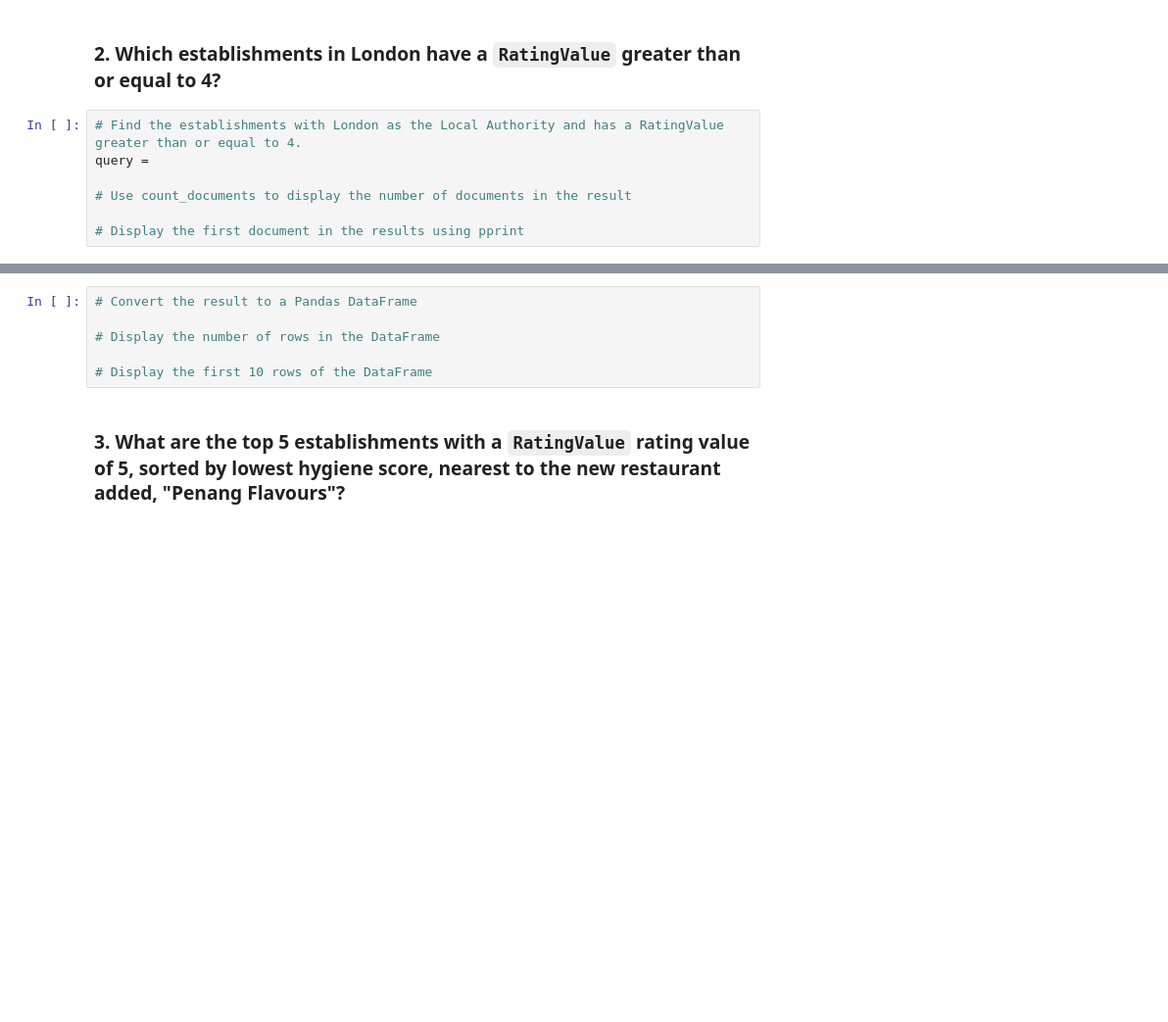
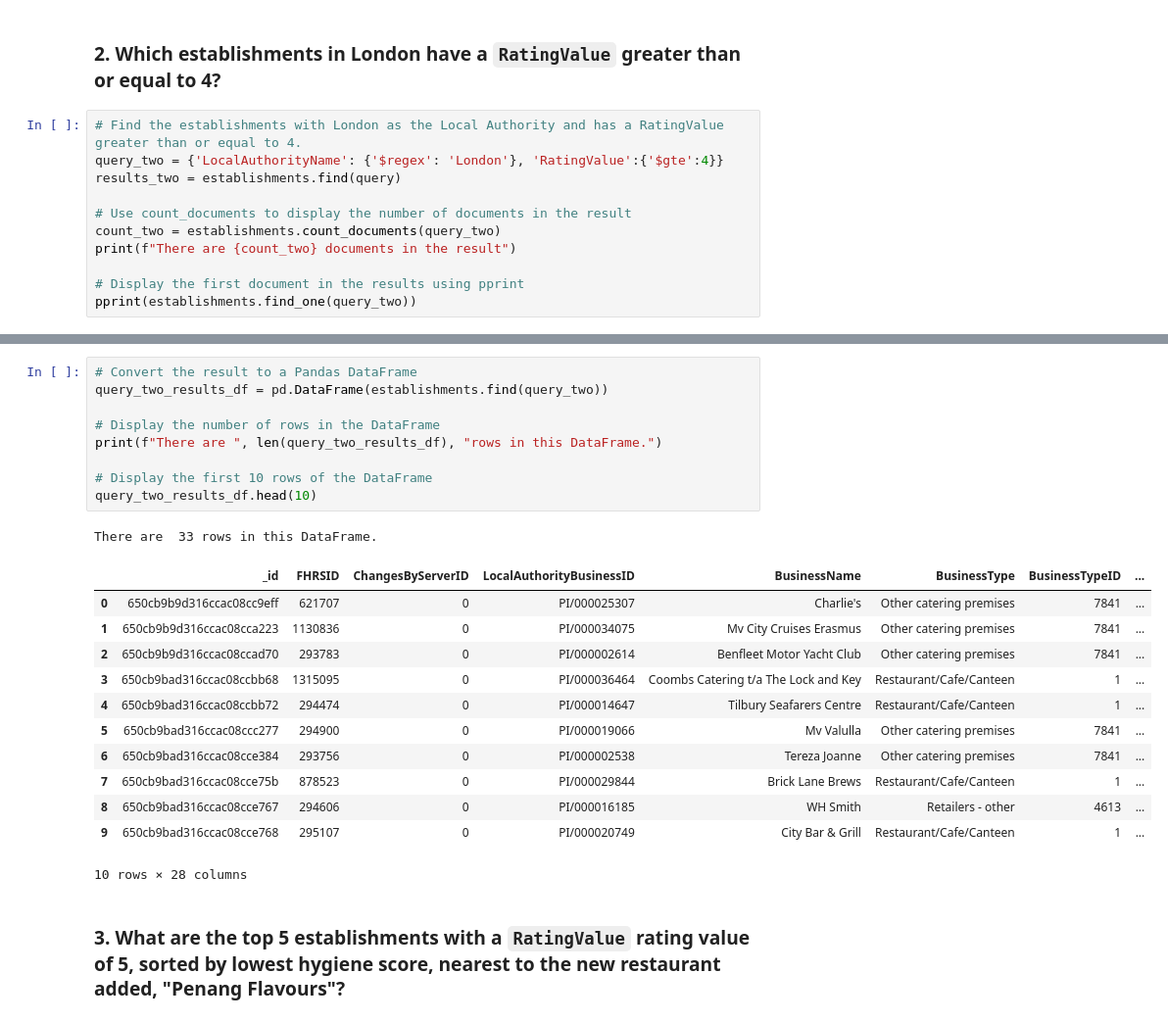
Before and after one commit to keenet1/nosql-challenge, a Jupyter notebook: NoSQL_analysis_completed.ipynb, the cells around one changed output, grey strips where cells are left out. Shown: that part at 98% size. Saved outputs shown, nothing was run; the diff lists cells and outputs as text; blank space fills up the shorter version.

```diff
--- a/NoSQL_analysis_completed.ipynb
+++ b/NoSQL_analysis_completed.ipynb
@@ -86,8 +85,12 @@ There are  41 rows in this DataFrame.
 ### 2. Which establishments in London have a `RatingValue` greater than or equal to 4?
 # %%
 # Find the establishments with London as the Local Authority and has a RatingValue greater than or equal to 4.
-query =
+query_two = {'LocalAuthorityName': {'$regex': 'London'}, 'RatingValue':{'$gte':4}}
+results_two = establishments.find(query)
 
 # Use count_documents to display the number of documents in the result
+count_two = establishments.count_documents(query_two)
+print(f"There are {count_two} documents in the result")
 
 # Display the first document in the results using pprint
+pprint(establishments.find_one(query_two))
@@ -94,9 +115,26 @@ query =
 # %%
 # Convert the result to a Pandas DataFrame
+query_two_results_df = pd.DataFrame(establishments.find(query_two))
 
 # Display the number of rows in the DataFrame
+print(f"There are ", len(query_two_results_df), "rows in this DataFrame.")
 
 # Display the first 10 rows of the DataFrame
+query_two_results_df.head(10)
+# %% [output]
+There are  33 rows in this DataFrame.
+|  | _id | FHRSID | ChangesByServerID | LocalAuthorityBusinessID | BusinessName | BusinessType | BusinessTypeID | ... |
+| 0 | 650cb9b9d316ccac08cc9eff | 621707 | 0 | PI/000025307 | Charlie's | Other catering premises | 7841 | ... |
+| 1 | 650cb9b9d316ccac08cca223 | 1130836 | 0 | PI/000034075 | Mv City Cruises Erasmus | Other catering premises | 7841 | ... |
+| 2 | 650cb9b9d316ccac08ccad70 | 293783 | 0 | PI/000002614 | Benfleet Motor Yacht Club | Other catering premises | 7841 | ... |
+| 3 | 650cb9bad316ccac08ccbb68 | 1315095 | 0 | PI/000036464 | Coombs Catering t/a The Lock and Key | Restaurant/Cafe/Canteen | 1 | ... |
+| 4 | 650cb9bad316ccac08ccbb72 | 294474 | 0 | PI/000014647 | Tilbury Seafarers Centre | Restaurant/Cafe/Canteen | 1 | ... |
+| 5 | 650cb9bad316ccac08ccc277 | 294900 | 0 | PI/000019066 | Mv Valulla | Other catering premises | 7841 | ... |
+| 6 | 650cb9bad316ccac08cce384 | 293756 | 0 | PI/000002538 | Tereza Joanne | Other catering premises | 7841 | ... |
+| 7 | 650cb9bad316ccac08cce75b | 878523 | 0 | PI/000029844 | Brick Lane Brews | Restaurant/Cafe/Canteen | 1 | ... |
+| 8 | 650cb9bad316ccac08cce767 | 294606 | 0 | PI/000016185 | WH Smith | Retailers - other | 4613 | ... |
+| 9 | 650cb9bad316ccac08cce768 | 295107 | 0 | PI/000020749 | City Bar & Grill | Restaurant/Cafe/Canteen | 1 | ... |
+10 rows × 28 columns
 # %% [markdown]
 ### 3. What are the top 5 establishments with a `RatingValue` rating value of 5, sorted by lowest hygiene score, nearest to the new restaurant added, "Penang Flavours"?
 # %%
```
Also changed, not shown: parts of 7 cells of this notebook.
